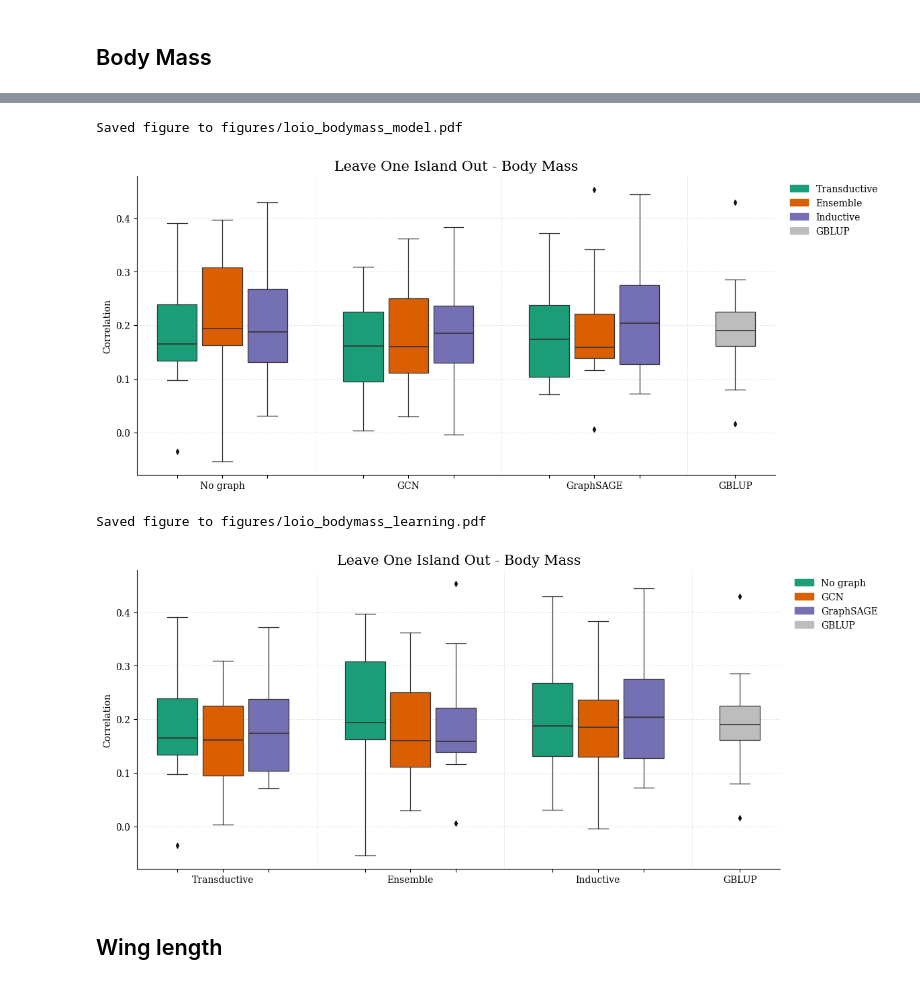
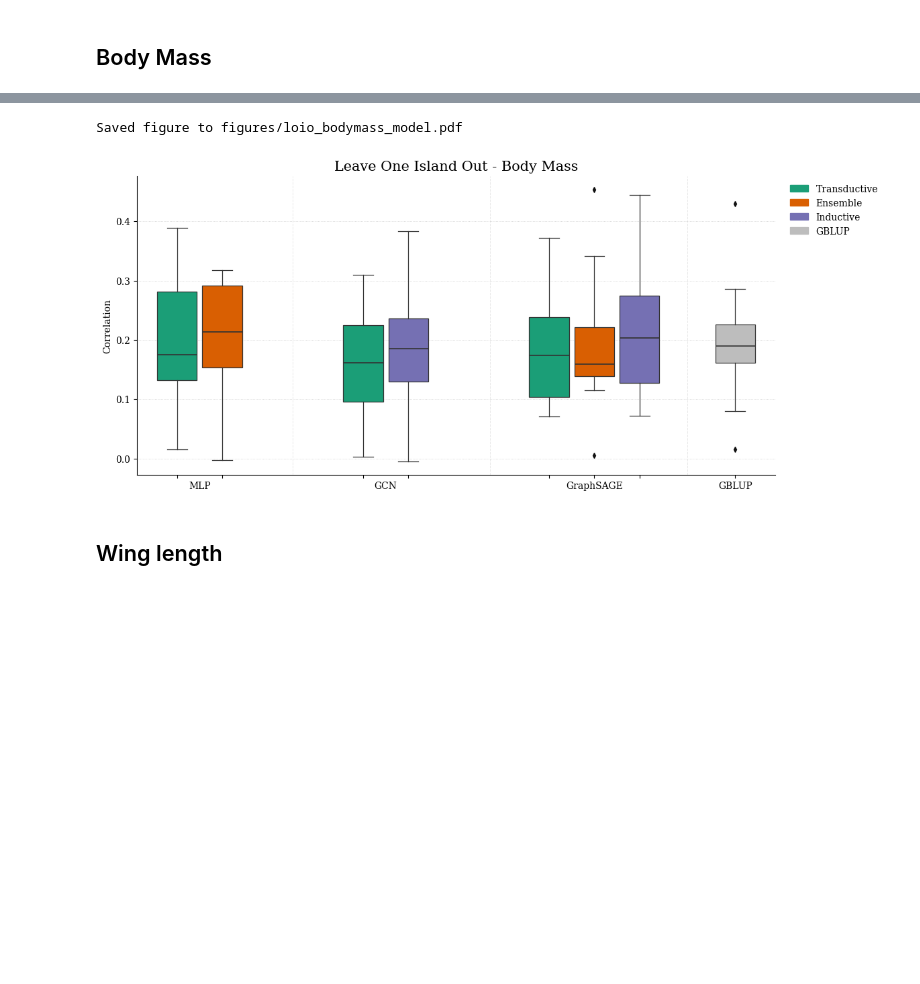
Before and after one commit to simennes/Project_thesis, a Jupyter notebook: nested_cv_analysis.ipynb, the cells around one changed output, grey strips where cells are left out. Drawn from its saved outputs; the diff is of its cells as text; code cells hidden in the pictures; blank space fills up the shorter version.

```diff
--- a/nested_cv_analysis.ipynb
+++ b/nested_cv_analysis.ipynb
@@ -182,7 +182,7 @@ def plot_grouped_boxes_compact(
     }
     # Define model specs (used when group_by='learning')
     model_specs = {
-        'No graph':  {'name': 'No graph',  'color': '#1b9e77'},
+        'MLP':  {'name': 'MLP',  'color': '#1b9e77'},
         'GCN':       {'name': 'GCN',       'color': '#d95f02'},
         'GraphSAGE': {'name': 'GraphSAGE', 'color': '#7570b3'},
     }
@@ -414,16 +398,14 @@ plot_boxpanels(loio_results, title='Pearson correlation (LOIO) — Tarsus Length
 # %% [markdown]
 ## Body Mass
 # %%
-labels_body = ['No graph', 'GCN', 'GraphSAGE', 'No graph Ensemble', 'GCN Ensemble', 'GraphSAGE Ensemble', 'GBLUP', 'GBLUP r*lambda']
+labels_body = ['MLP', 'GCN', 'GraphSAGE', 'MLP Ensemble', 'GCN Ensemble', 'GraphSAGE Ensemble', 'GBLUP']
 base_path_body = 'outputs/nested_cv/body_mass/loio'
 labels_path_body = {
-    'No graph': f'{base_path_body}/nograph_results.json',
+    'MLP': f'{base_path_body}/mlp_results.json',
     'GCN': f'{base_path_body}/gcn_results.json',
     'GraphSAGE': f'{base_path_body}/sage_results.json',
-    'No graph Ensemble': f'{base_path_body}/ens_nograph_results.json',
-    'GCN Ensemble': f'{base_path_body}/ens_gcn_results.json',
+    'MLP Ensemble': f'{base_path_body}/mlp_ens_results.json',
     'GraphSAGE Ensemble': f'{base_path_body}/ens_sage_results.json',
-    'No graph Inductive': f'{base_path_body}/nograph_inductive_results.json',
     'GCN Inductive': f'{base_path_body}/gcn_inductive_results.json',
     'GraphSAGE Inductive': f'{base_path_body}/sage_inductive_results.json',
     'GBLUP': f'{base_path_body}/gblup_aase_results.json',
@@ -458,22 +435,13 @@ plot_boxpanels(loio_results_body, title='Pearson correlation (LOIO) — Body Mas
 # %%
 plot_grouped_boxes_compact(loio_results_body,
                    title='Leave One Island Out - Body Mass',
                      outfile='figures/loio_bodymass_model.pdf',
                         inner_step=0.17,
                         group_step=0.7,
                         box_width=0.15)
-plot_grouped_boxes_compact(loio_results_body,
-                   title='Leave One Island Out - Body Mass',
-                    outfile='figures/loio_bodymass_learning.pdf',
-                    inner_step=0.17,
-                    group_step=0.7,
-                    box_width=0.15,
-                    group_by='learning')
 # %% [output]
 Saved figure to figures/loio_bodymass_model.pdf
-[figure, old version]
+[figure, new version]
-Saved figure to figures/loio_bodymass_learning.pdf
-[figure, removed]
 # %% [markdown]
 ## Wing length
 # %%
```
Also changed, not shown: parts of 17 cells of this notebook, 13 other files.
